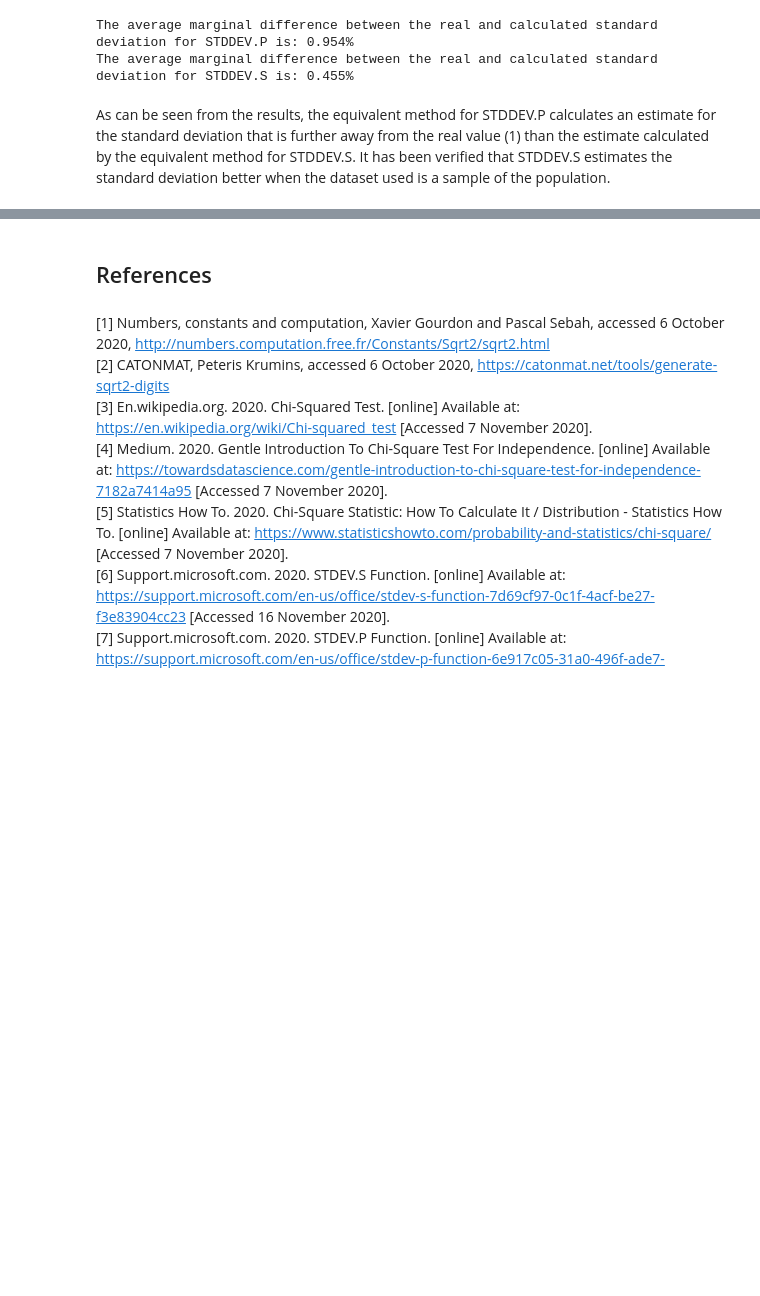
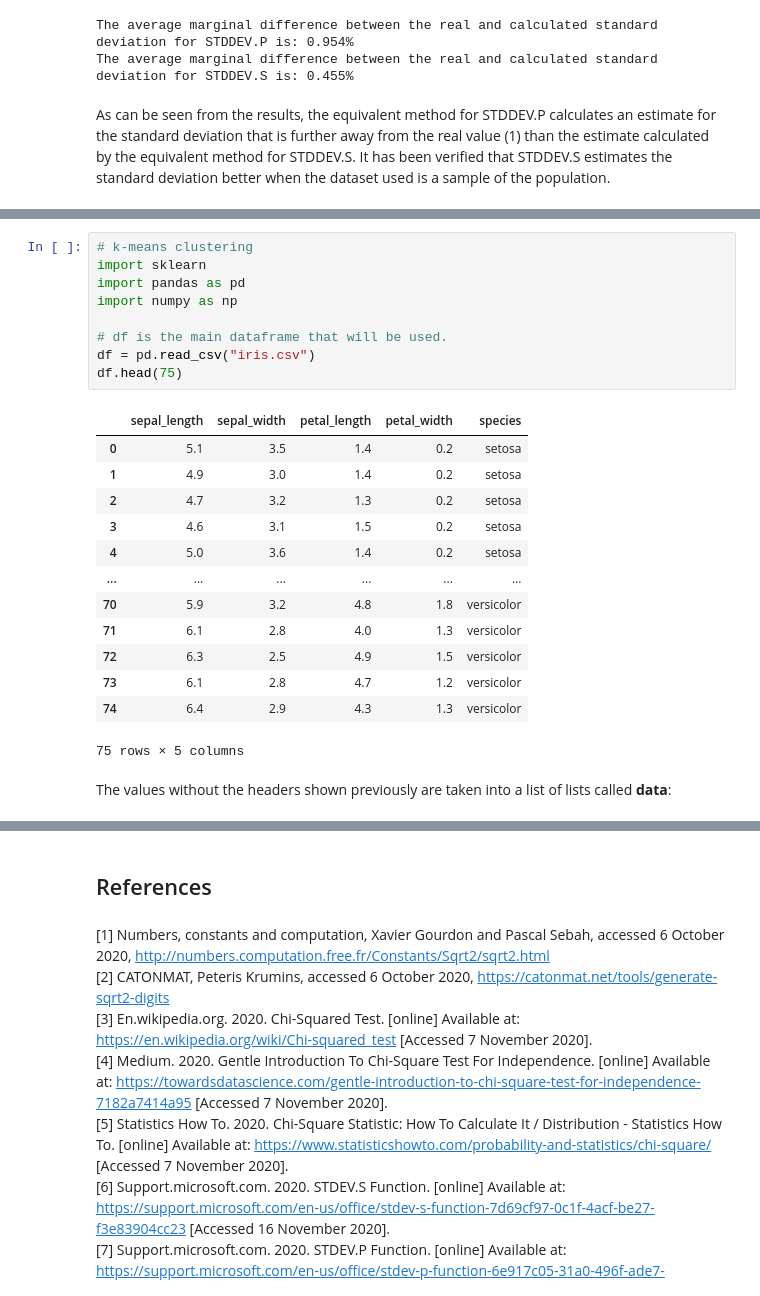
Before and after one commit to AlanQuille/machinelearningTasks, a Jupyter notebook: Tasks2020.ipynb, the cells around one changed output, grey strips where cells are left out. Saved outputs shown, nothing was run; the diff lists cells and outputs as text; blank space fills up the shorter version.

```diff
--- a/Tasks2020.ipynb
+++ b/Tasks2020.ipynb
@@ -214,0 +228,25 @@ As can be seen from the results, the equivalent method for STDDEV.P calculates a
+# %%
+# k-means clustering
+import sklearn
+import pandas as pd
+import numpy as np
+
+# df is the main dataframe that will be used.
+df = pd.read_csv("iris.csv")
+df.head(75)
+# %% [output]
+|  | sepal_length | sepal_width | petal_length | petal_width | species |
+| 0 | 5.1 | 3.5 | 1.4 | 0.2 | setosa |
+| 1 | 4.9 | 3.0 | 1.4 | 0.2 | setosa |
+| 2 | 4.7 | 3.2 | 1.3 | 0.2 | setosa |
+| 3 | 4.6 | 3.1 | 1.5 | 0.2 | setosa |
+| 4 | 5.0 | 3.6 | 1.4 | 0.2 | setosa |
+| ... | ... | ... | ... | ... | ... |
+| 70 | 5.9 | 3.2 | 4.8 | 1.8 | versicolor |
+| 71 | 6.1 | 2.8 | 4.0 | 1.3 | versicolor |
+| 72 | 6.3 | 2.5 | 4.9 | 1.5 | versicolor |
+| 73 | 6.1 | 2.8 | 4.7 | 1.2 | versicolor |
+| 74 | 6.4 | 2.9 | 4.3 | 1.3 | versicolor |
+75 rows × 5 columns
+# %% [markdown]
+The values without the headers shown previously are taken into a list of lists called **data**:
```
Also changed, not shown: parts of 16 cells of this notebook, 1 other file.
